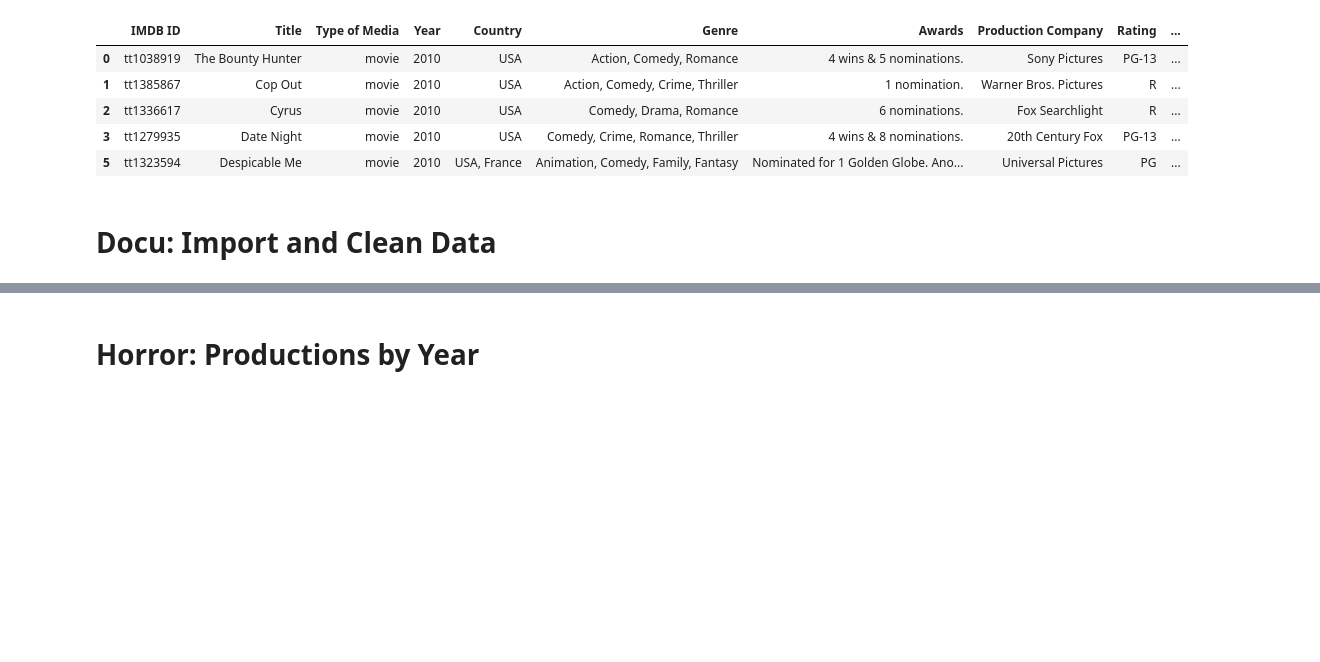
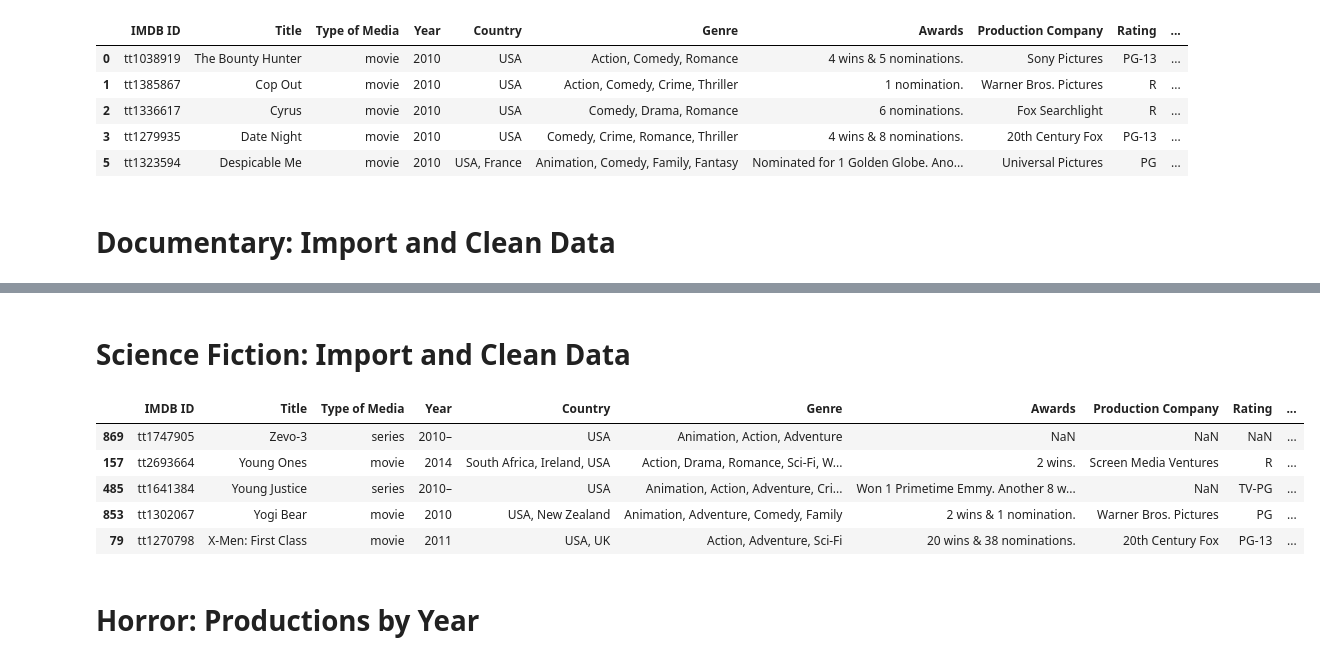
Before and after one commit to ltbird259/Project_1, a Jupyter notebook: media.ipynb, the cells around one changed output, grey strips where cells are left out. Saved outputs shown, nothing was run; the diff lists cells and outputs as text; code cells hidden in the pictures; blank space fills up the shorter version.

```diff
--- a/media.ipynb
+++ b/media.ipynb
@@ -97,7 +95,7 @@ comedy_years.head()
 | 3 | tt1279935 | Date Night | movie | 2010 | USA | Comedy, Crime, Romance, Thriller | 4 wins & 8 nominations. | 20th Century Fox | PG-13 | ... |
 | 5 | tt1323594 | Despicable Me | movie | 2010 | USA, France | Animation, Comedy, Family, Fantasy | Nominated for 1 Golden Globe. Ano... | Universal Pictures | PG | ... |
 # %% [markdown]
-# Docu: Import and Clean Data
+# Documentary: Import and Clean Data
 # %%
 # File to Load (Remember to Change These)
 docu_data_to_load = "data/Docu_dataframe.csv"
@@ -139,6 +137,55 @@ docu_years.head()
 | 23 | tt3219678 | A Brony Tale | movie | 2014 | Canada, USA, New Zealand | Documentary | 4 nominations. | Abramorama Entertainment | Not Rated | ... |
 | 24 | tt6295166 | A Very Heavy Agenda | movie | 2015 | USA | Documentary | NaN | NaN | NaN | ... |
 | 42 | tt5118024 | Almost Sunrise | movie | 2016 | USA | Documentary, Adventure, Drama | 1 win. | Argot Pictures | NaN | ... |
+# %% [markdown]
+# Science Fiction: Import and Clean Data
+# %%
+# File to Load (Remember to Change These)
+scifi_data_to_load = "data/Scifi_dataframe.csv"
+scifi_series_data_to_load = "data/Scifi_show_dataframe.csv"
+
+# join files
+scifi_data = pd.read_csv(scifi_data_to_load)
+scifi_series_data = pd.read_csv(scifi_series_data_to_load)
+scifi_data=scifi_data.append(scifi_series_data)
+
+# remove duplicates based on Title
+scifi_data = scifi_data.sort_values('Title', ascending=False)
+scifi = scifi_data.drop_duplicates(subset='Title', keep='first')
+
+
+#drop NAN (full row only)
+scifi_clean=scifi.dropna(how='all', inplace=False)
+
+
+#convert year to single year (start year for series)
+scifi_clean["Start/Release_Year"] = scifi_clean['Year'].str[:4]
+scifi_clean["Start/Release_Year"] = scifi_clean["Start/Release_Year"].astype(float)
+
+#filter for Country containing USA
+scifi_clean=scifi_clean.loc[scifi_clean.Country.str.contains("USA", na=False)]
+
+
+#keep media with Start/Release Years of 2010-2019
+years = ["2010", "2011", "2012", "2013",
+         "2014", "2015", "2016", "2017", "2018"]
+scifi_years=scifi_clean[scifi_clean["Start/Release_Year"].isin(years)]
+
+
+#convert # of votes to float for later calculation
+scifi_years["# of Votes"]=scifi_years["# of Votes"].str.replace(',','')
+scifi_years["# of Votes"] = scifi_years["# of Votes"].astype(float)
+
+
+
+scifi_years.head()
+# %% [output]
+|  | IMDB ID | Title | Type of Media | Year | Country | Genre | Awards | Production Company | Rating | ... |
+| 869 | tt1747905 | Zevo-3 | series | 2010– | USA | Animation, Action, Adventure | NaN | NaN | NaN | ... |
+| 157 | tt2693664 | Young Ones | movie | 2014 | South Africa, Ireland, USA | Action, Drama, Romance, Sci-Fi, W... | 2 wins. | Screen Media Ventures | R | ... |
+| 485 | tt1641384 | Young Justice | series | 2010– | USA | Animation, Action, Adventure, Cri... | Won 1 Primetime Emmy. Another 8 w... | NaN | TV-PG | ... |
+| 853 | tt1302067 | Yogi Bear | movie | 2010 | USA, New Zealand | Animation, Adventure, Comedy, Family | 2 wins & 1 nomination. | Warner Bros. Pictures | PG | ... |
+| 79 | tt1270798 | X-Men: First Class | movie | 2011 | USA, UK | Action, Adventure, Sci-Fi | 20 wins & 38 nominations. | 20th Century Fox | PG-13 | ... |
 # %% [markdown]
 # Horror: Productions by Year
 # %%
```
Also changed, not shown: parts of 15 cells of this notebook, 5 other files.
